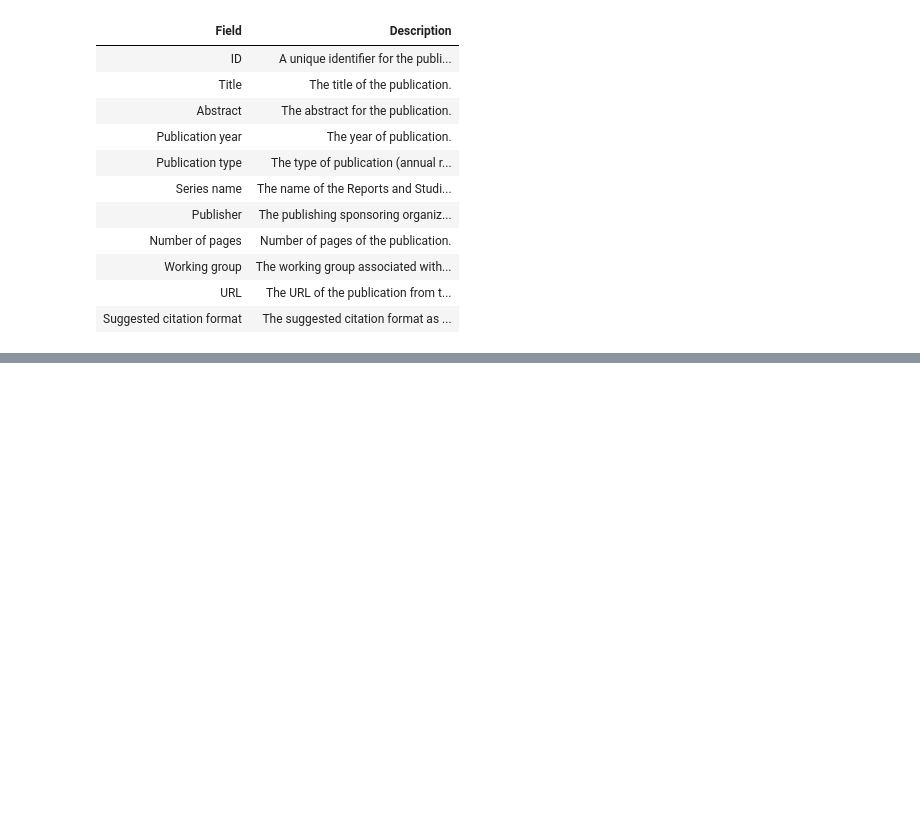
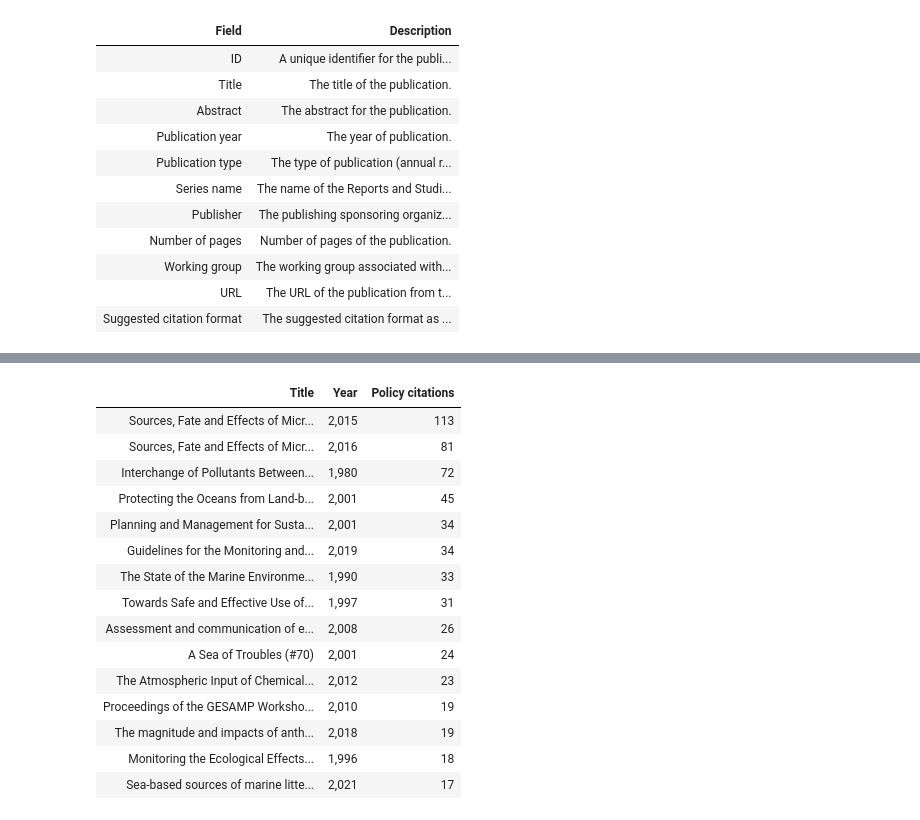
Before and after one commit to pmongeon/pmongeon.github.io, a Jupyter notebook: publications/2025-toupin-gesamp/_manuscript/index.embed.ipynb, the cells around one changed output, grey strips where cells are left out. Drawn from its saved outputs; the diff is of its cells as text; code cells hidden in the pictures; blank space fills up the shorter version.

```diff
--- a/publications/2025-toupin-gesamp/_manuscript/index.embed.ipynb
+++ b/publications/2025-toupin-gesamp/_manuscript/index.embed.ipynb
@@ -299,0 +228,21 @@ This project is funded by a Social Sciences and Humanities Research Council of C
+# %%
+read_xlsx("data/tables.xlsx", sheet = "Table5") %>%
+  flextable() %>%
+  set_table_properties(width = 1, layout = "autofit")
+# %% [output]
+| Title | Year | Policy citations |
+| Sources, Fate and Effects of Micr... | 2,015 | 113 |
+| Sources, Fate and Effects of Micr... | 2,016 | 81 |
+| Interchange of Pollutants Between... | 1,980 | 72 |
+| Protecting the Oceans from Land-b... | 2,001 | 45 |
+| Planning and Management for Susta... | 2,001 | 34 |
+| Guidelines for the Monitoring and... | 2,019 | 34 |
+| The State of the Marine Environme... | 1,990 | 33 |
+| Towards Safe and Effective Use of... | 1,997 | 31 |
+| Assessment and communication of e... | 2,008 | 26 |
+| A Sea of Troubles (#70) | 2,001 | 24 |
+| The Atmospheric Input of Chemical... | 2,012 | 23 |
+| Proceedings of the GESAMP Worksho... | 2,010 | 19 |
+| The magnitude and impacts of anth... | 2,018 | 19 |
+| Monitoring the Ecological Effects... | 1,996 | 18 |
+| Sea-based sources of marine litte... | 2,021 | 17 |
```
Also changed, not shown: parts of 13 cells of this notebook, 31 other files.
